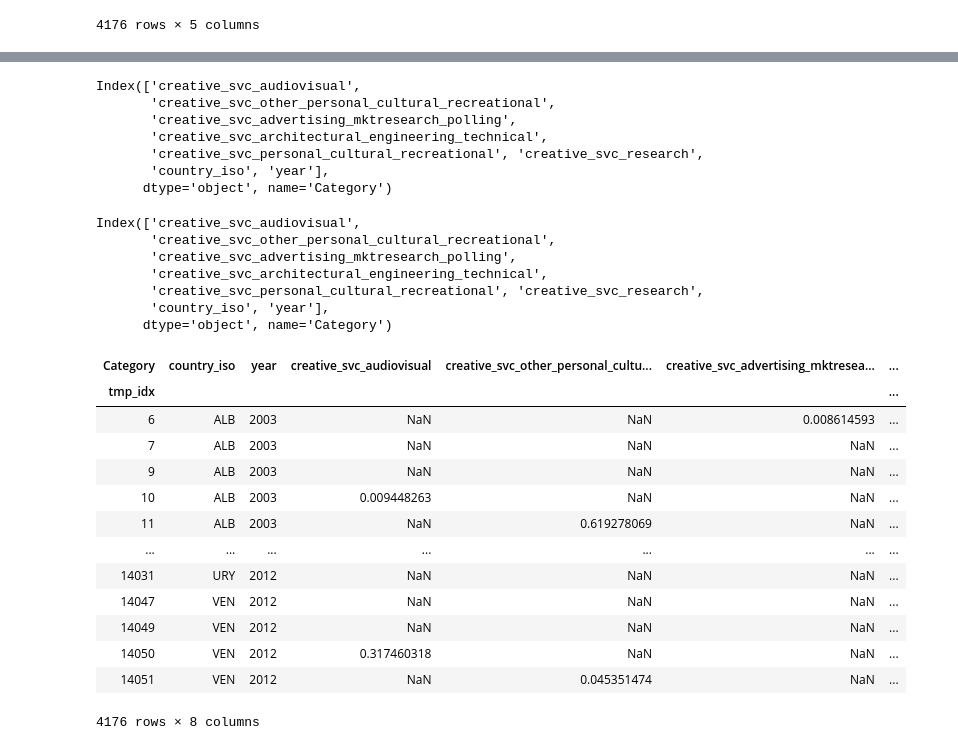
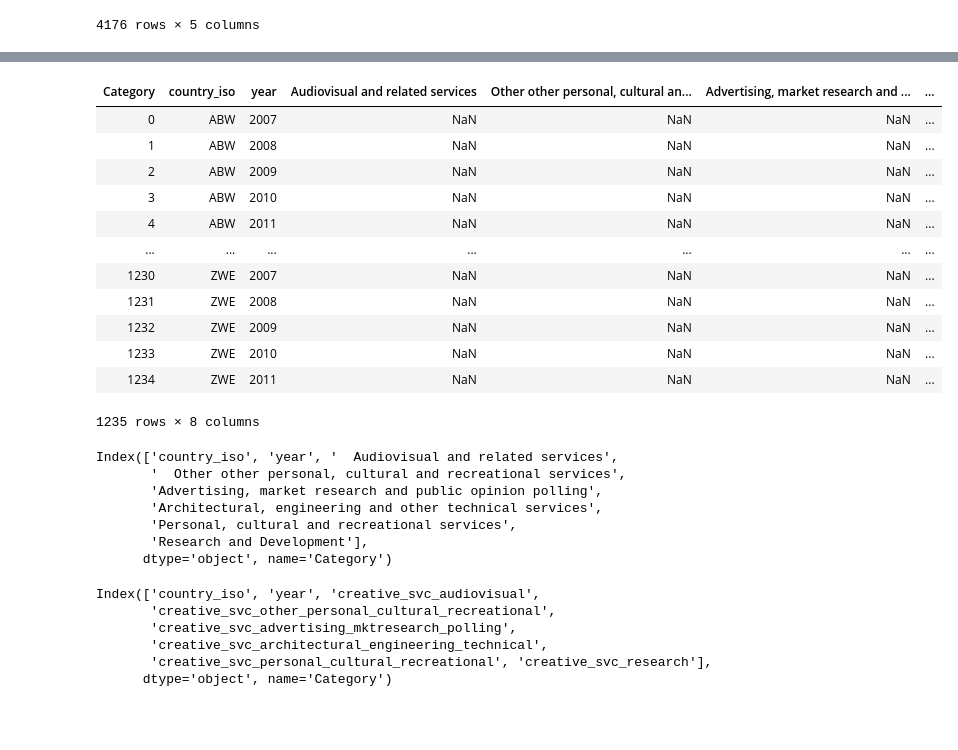
Before and after one commit to MissFacetious/Innovation, a Jupyter notebook: data_integration/creative_service_conversion.ipynb, the cells around one changed output, grey strips where cells are left out. Drawn from its saved outputs; the diff is of its cells as text; code cells hidden in the pictures; blank space fills up the shorter version.

```diff
--- a/data_integration/creative_service_conversion.ipynb
+++ b/data_integration/creative_service_conversion.ipynb
@@ -224,0 +228,2 @@ df_new_4
+# %%
+df_new_31.drop(columns=['tmp_idx'], inplace=True)
@@ -224,0 +247,6 @@ df_new_4
+# %%
+df_new_41 = df_new_31.unstack()
+# %%
+df_new_41.columns = df_new_41.columns.get_level_values(1)
+# %%
+df_new_41.reset_index(inplace=True)
@@ -225,11 +269,27 @@ df_new_4
+# %%
+df_new_41
+# %% [output]
+| Category | country_iso | year | Audiovisual and related services | Other other personal, cultural an... | Advertising, market research and ... | ... |
+| 0 | ABW | 2007 | NaN | NaN | NaN | ... |
+| 1 | ABW | 2008 | NaN | NaN | NaN | ... |
+| 2 | ABW | 2009 | NaN | NaN | NaN | ... |
+| 3 | ABW | 2010 | NaN | NaN | NaN | ... |
+| 4 | ABW | 2011 | NaN | NaN | NaN | ... |
+| ... | ... | ... | ... | ... | ... | ... |
+| 1230 | ZWE | 2007 | NaN | NaN | NaN | ... |
+| 1231 | ZWE | 2008 | NaN | NaN | NaN | ... |
+| 1232 | ZWE | 2009 | NaN | NaN | NaN | ... |
+| 1233 | ZWE | 2010 | NaN | NaN | NaN | ... |
+| 1234 | ZWE | 2011 | NaN | NaN | NaN | ... |
+1235 rows × 8 columns
 # %%
-df_new_4.columns
+df_new_41.columns
 # %% [output]
-Index(['creative_svc_audiovisual',
-       'creative_svc_other_personal_cultural_recreational',
-       'creative_svc_advertising_mktresearch_polling',
-       'creative_svc_architectural_engineering_technical',
-       'creative_svc_personal_cultural_recreational', 'creative_svc_research',
-       'country_iso', 'year'],
+Index(['country_iso', 'year', '  Audiovisual and related services',
+       '  Other other personal, cultural and recreational services',
+       'Advertising, market research and public opinion polling',
+       'Architectural, engineering and other technical services',
+       'Personal, cultural and recreational services',
+       'Research and Development'],
       dtype='object', name='Category')
 # %%
@@ -242,31 +302,12 @@ df_new_4.rename(columns={
     'Research and Development': 'creative_svc_research'
 }, inplace=True)
 # %%
-df_new_4.columns
+df_new_41.columns
 # %% [output]
-Index(['creative_svc_audiovisual',
+Index(['country_iso', 'year', 'creative_svc_audiovisual',
        'creative_svc_other_personal_cultural_recreational',
        'creative_svc_advertising_mktresearch_polling',
        'creative_svc_architectural_engineering_technical',
-       'creative_svc_personal_cultural_recreational', 'creative_svc_research',
-       'country_iso', 'year'],
+       'creative_svc_personal_cultural_recreational', 'creative_svc_research'],
       dtype='object', name='Category')
-# %%
-df_new_5 = df_new_4[['country_iso', 'year', *df_new_4.columns[0:6]]]
-df_new_5
-# %% [output]
-| Category | country_iso | year | creative_svc_audiovisual | creative_svc_other_personal_cultu... | creative_svc_advertising_mktresea... | ... |
-| tmp_idx |  |  |  |  |  | ... |
-| 6 | ALB | 2003 | NaN | NaN | 0.008614593 | ... |
-| 7 | ALB | 2003 | NaN | NaN | NaN | ... |
-| 9 | ALB | 2003 | NaN | NaN | NaN | ... |
-| 10 | ALB | 2003 | 0.009448263 | NaN | NaN | ... |
-| 11 | ALB | 2003 | NaN | 0.619278069 | NaN | ... |
-| ... | ... | ... | ... | ... | ... | ... |
-| 14031 | URY | 2012 | NaN | NaN | NaN | ... |
-| 14047 | VEN | 2012 | NaN | NaN | NaN | ... |
-| 14049 | VEN | 2012 | NaN | NaN | NaN | ... |
-| 14050 | VEN | 2012 | 0.317460318 | NaN | NaN | ... |
-| 14051 | VEN | 2012 | NaN | 0.045351474 | NaN | ... |
-4176 rows × 8 columns
 # %%
```
Also changed, not shown: parts of 15 cells of this notebook, 3 other files.
